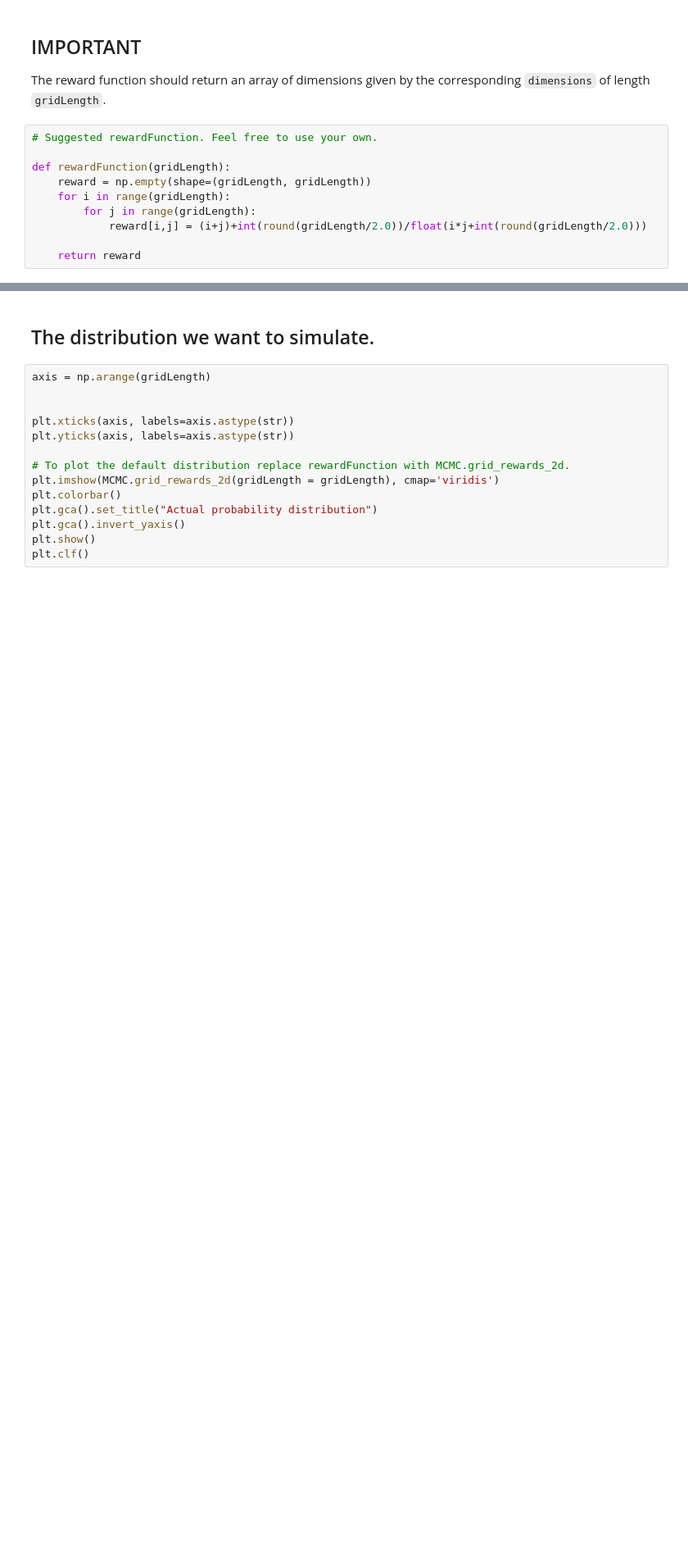
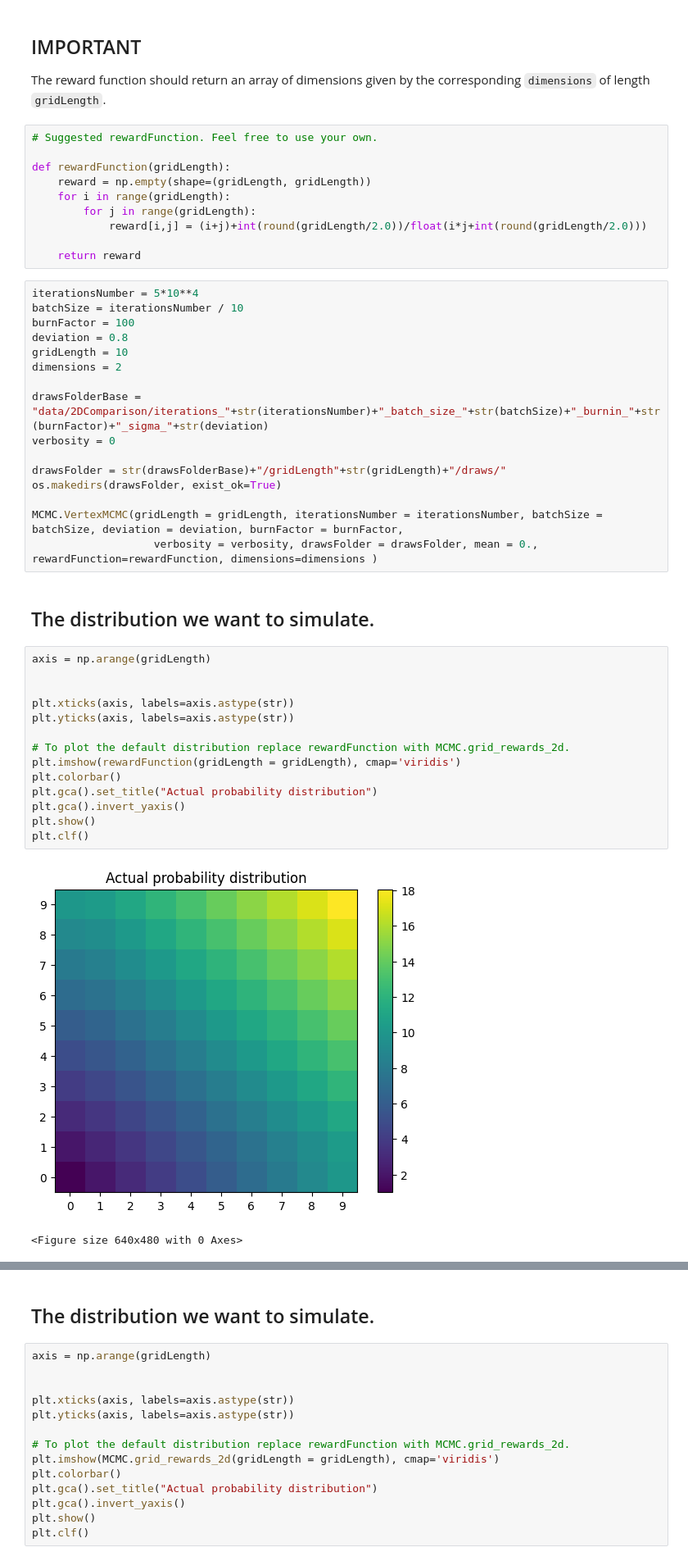
Before and after one commit to JosephRRB/torchgfn_spinfoams, a Jupyter notebook: notebooks/Comparison with MCMC 2D.ipynb, the cells around one changed output, grey strips where cells are left out. Shown: that part at 82% size. Drawn from its saved outputs; the diff is of its cells as text; blank space fills up the shorter version.

```diff
--- a/notebooks/Comparison with MCMC 2D.ipynb
+++ b/notebooks/Comparison with MCMC 2D.ipynb
@@ -32,3 +35,38 @@ def rewardFunction(gridLength):
             reward[i,j] = (i+j)+int(round(gridLength/2.0))/float(i*j+int(round(gridLength/2.0)))
 
     return reward
+# %%
+iterationsNumber = 5*10**4
+batchSize = iterationsNumber / 10
+burnFactor = 100
+deviation = 0.8
+gridLength = 10
+dimensions = 2
+
+drawsFolderBase = "data/2DComparison/iterations_"+str(iterationsNumber)+"_batch_size_"+str(batchSize)+"_burnin_"+str(burnFactor)+"_sigma_"+str(deviation)
+verbosity = 0
+
+drawsFolder = str(drawsFolderBase)+"/gridLength"+str(gridLength)+"/draws/"
+os.makedirs(drawsFolder, exist_ok=True)
+
+MCMC.VertexMCMC(gridLength = gridLength, iterationsNumber = iterationsNumber, batchSize = batchSize, deviation = deviation, burnFactor = burnFactor,
+                   verbosity = verbosity, drawsFolder = drawsFolder, mean = 0., rewardFunction=rewardFunction, dimensions=dimensions )
+# %% [markdown]
+## The distribution we want to simulate.
+# %%
+axis = np.arange(gridLength)
+
+
+plt.xticks(axis, labels=axis.astype(str))
+plt.yticks(axis, labels=axis.astype(str))
+
+# To plot the default distribution replace rewardFunction with MCMC.grid_rewards_2d.
+plt.imshow(rewardFunction(gridLength = gridLength), cmap='viridis')
+plt.colorbar()
+plt.gca().set_title("Actual probability distribution")
+plt.gca().invert_yaxis()
+plt.show()
+plt.clf()
+# %% [output]
+[figure, added]
+<Figure size 640x480 with 0 Axes>
```
Also changed, not shown: parts of 8 cells of this notebook, 1 other file.
